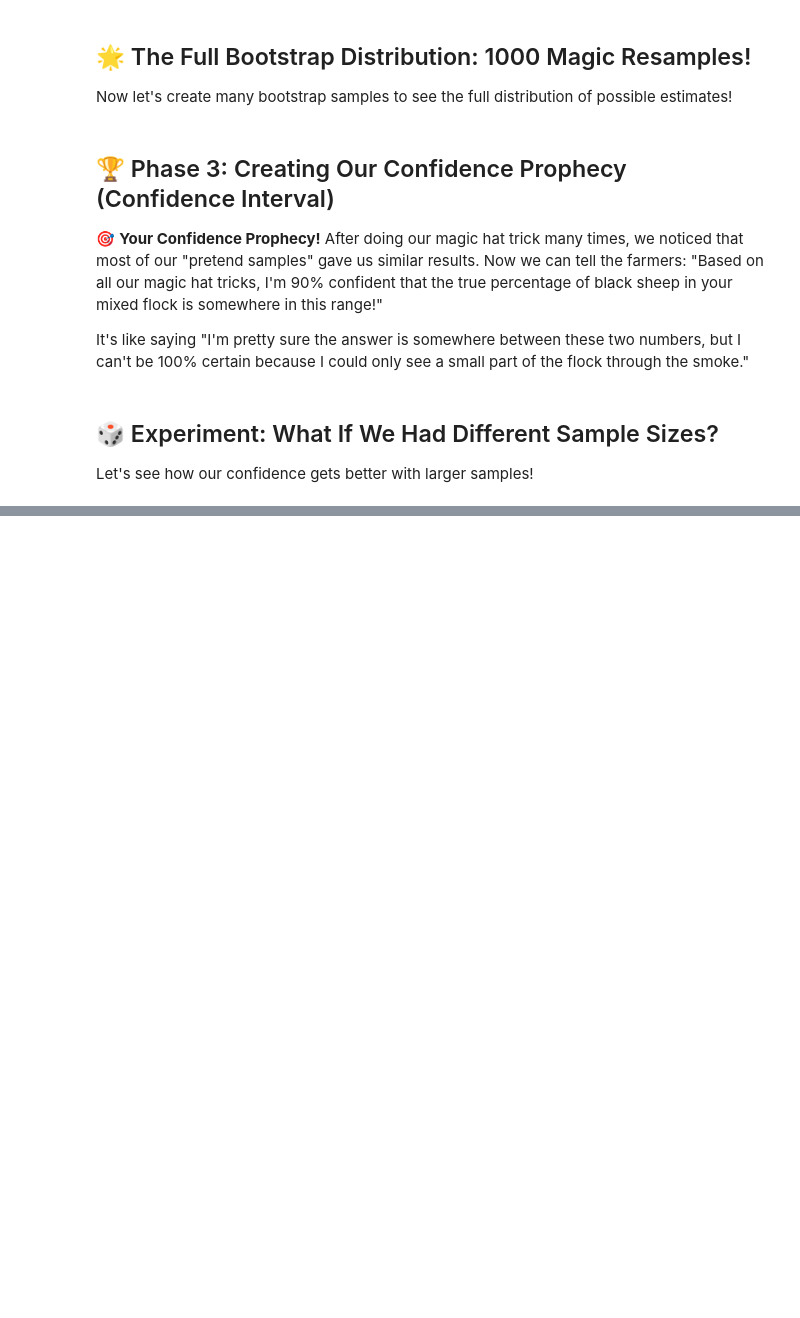
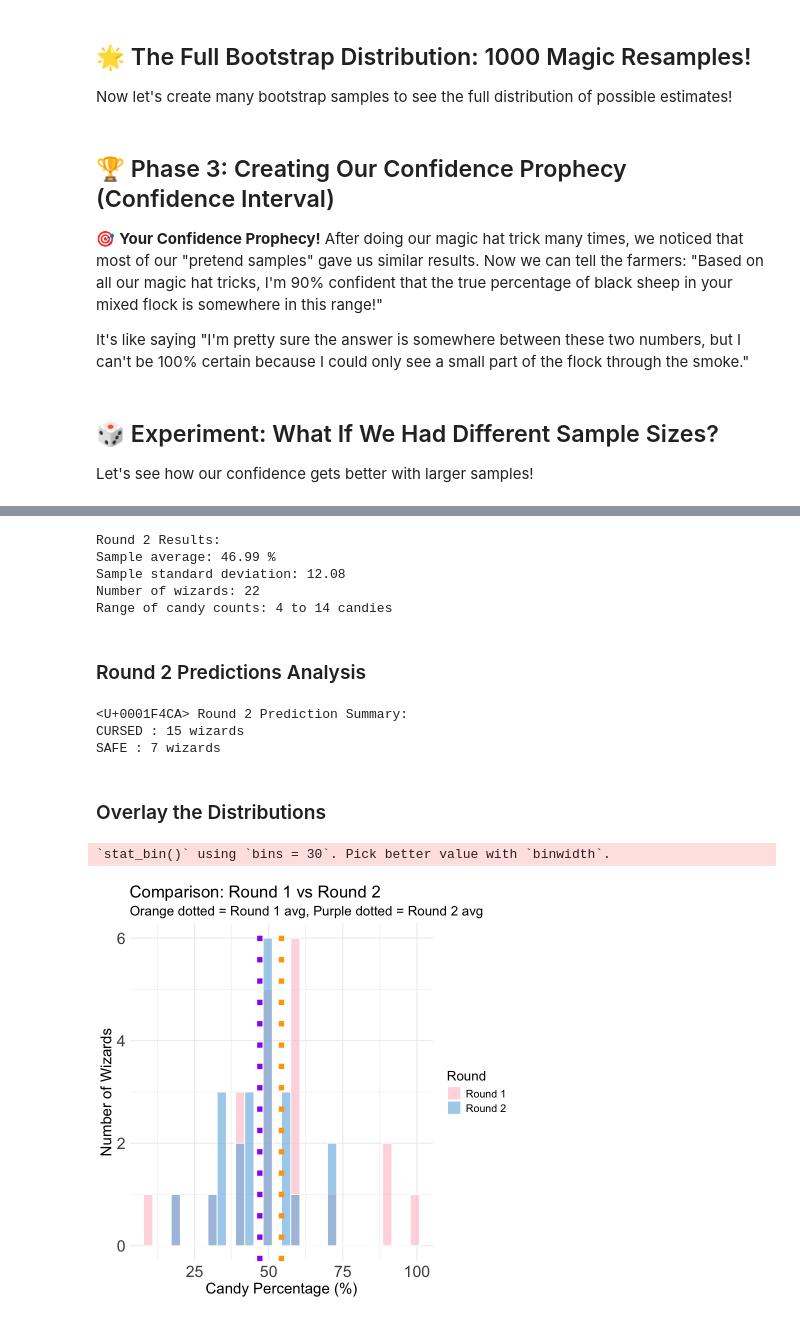
Before and after one commit to skysheng7/data_science_for_kids, a Jupyter notebook: docs/day04/solutions/day04_spell_solutions_nb.ipynb, the cells around one changed output, grey strips where cells are left out. Drawn from its saved outputs; the diff is of its cells as text; code cells hidden in the pictures; blank space fills up the shorter version.

```diff
--- a/docs/day04/solutions/day04_spell_solutions_nb.ipynb
+++ b/docs/day04/solutions/day04_spell_solutions_nb.ipynb
@@ -947,0 +1233,79 @@ ggplot(ci_results, aes(x = factor(sample_size))) +
+# %%
+# 📊 Calculate important statistics for Round 2
+round2_std <- sd(round2_clean$candy_percentage)
+
+cat("Round 2 Results:\n")
+cat("Sample average:", round(round2_avg, 2), "%\n")
+cat("Sample standard deviation:", round(round2_std, 2), "\n")
+cat("Number of wizards:", nrow(round2_clean), "\n")
+cat("Range of candy counts:", min(round2_clean$candy_count), "to", max(round2_clean$candy_count), "candies\n")
+# %% [output]
+Round 2 Results:
+Sample average: 46.99 %
+Sample standard deviation: 12.08
+Number of wizards: 22
+Range of candy counts: 4 to 14 candies
+# %% [markdown]
+### Round 2 Predictions Analysis
+# %%
+# 📊 Analyze the predictions made by wizards in Round 2
+round2_with_predictions <- round2_clean %>%
+  mutate(
+    predicted_answer = case_when(
+      grepl("SAFE", decision, ignore.case = TRUE) ~ "SAFE",
+      grepl("CURSED", decision, ignore.case = TRUE) ~ "CURSED",
+      TRUE ~ "UNKNOWN"
+    )
+  )
+
+# Count SAFE vs CURSED predictions
+round2_summary <- round2_with_predictions %>%
+  count(predicted_answer) %>%
+  filter(predicted_answer %in% c("SAFE", "CURSED"))
+
+cat("📊 Round 2 Prediction Summary:\n")
+for(i in seq_len(nrow(round2_summary))) {
+  cat(round2_summary$predicted_answer[i], ":", round2_summary$n[i], "wizards\n")
+}
+
+# Show individual results
+#cat("\n🧙‍♀️ Individual Wizard Results (Round 2):\n")
+#for(i in seq_len(nrow(round2_with_predictions))) {
+#  cat("⭐", round2_with_predictions$wizard_name[i], "- Found",
+#      round2_with_predictions$candy_count[i], "candies (",
+#      round(round2_with_predictions$candy_percentage[i], 1), "%) - Predicted:",
+#      round2_with_predictions$predicted_answer[i], "\n")
+#}
+# %% [output]
+<U+0001F4CA> Round 2 Prediction Summary:
+CURSED : 15 wizards
+SAFE : 7 wizards
+# %% [markdown]
+### Overlay the Distributions
+# %%
+# 🎨 Combine both datasets for comparison
+combined_data <- bind_rows(round1_clean, round2_clean)
+
+# Create overlapping histograms
+hist_combined <- ggplot(combined_data, aes(x = candy_percentage, fill = round)) +
+  geom_histogram(alpha = 0.6, position = "identity", color = "white") +
+  geom_vline(xintercept = round1_avg, color = "orange", linewidth = 3, linetype = "dotted") +
+  geom_vline(xintercept = round2_avg, color = "purple", linewidth = 3, linetype = "dotted") +
+  scale_fill_manual(values = c("Round 1" = "pink", "Round 2" = "#6cb2e0")) +
+  labs(
+    title = "Comparison: Round 1 vs Round 2",
+    subtitle = "Orange dotted = Round 1 avg, Purple dotted = Round 2 avg",
+    x = "Candy Percentage (%)",
+    y = "Number of Wizards",
+    fill = "Round"
+  ) +
+  theme_minimal() +
+  theme(text = element_text(size = 16),
+        plot.title = element_text(size = 20),
+        axis.title = element_text(size = 18),
+        axis.text = element_text(size = 19))
+
+print(hist_combined)
+# %% [output]
+`stat_bin()` using `bins = 30`. Pick better value with `binwidth`.
+[figure, added]
```
Also changed, not shown: parts of 47 cells of this notebook, 3 other files.
